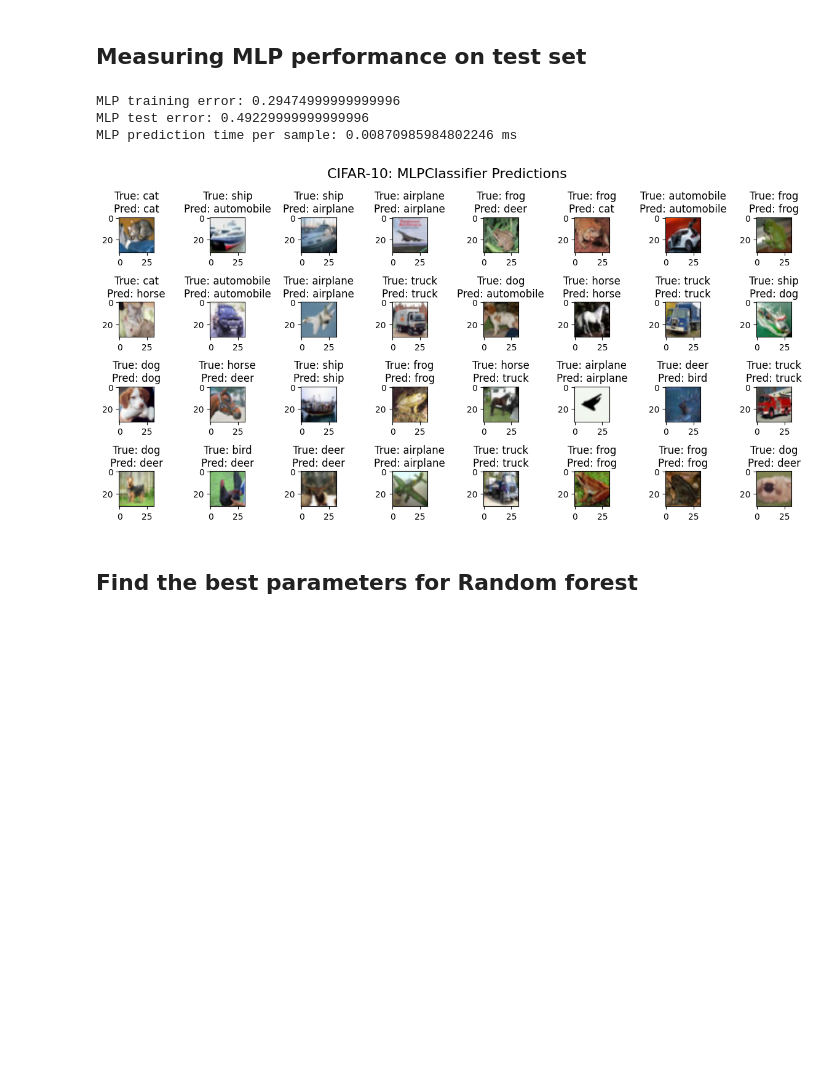
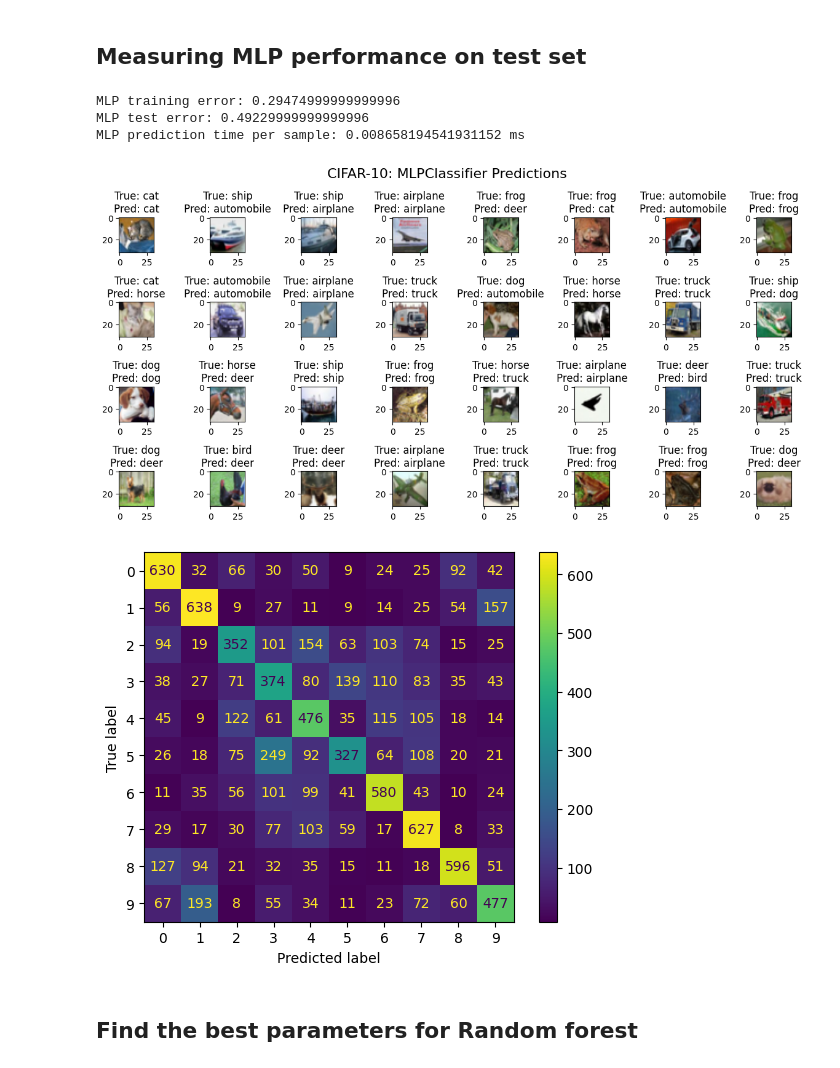
Before and after one commit to mingyushi359/CS178-CIFAR-10-Classification, a Jupyter notebook: 178_project.ipynb, the cells around one changed output. Saved outputs shown, nothing was run; the diff lists cells and outputs as text; code cells hidden in the pictures; blank space fills up the shorter version.

```diff
--- a/178_project.ipynb
+++ b/178_project.ipynb
@@ -386,25 +401,28 @@ plot_learning_curve(mlp_best)
 # %% [markdown]
 ## Measuring MLP performance on test set
 # %%
+mlp_best_parameter = {'activation': 'relu', 'alpha': 0.5, 'hidden_layer_sizes': (150, 50), 'learning_rate_init': 0.001, 'solver': 'adam'}
 mlp_best = MLPClassifier(random_state=seed, **mlp_best_parameter)
 mlp_best.fit(X_train, y_train)
 mlp_train_error = 1 - mlp_best.score(X_train, y_train)
 
 start_time = time.time()
 mlp_test_error = 1 - mlp_best.score(X_test, y_test)
 end_time = time.time()
 elapsed_time = end_time - start_time
 time_per_sample = elapsed_time / len(X_test)
 
 print(f"MLP training error: {mlp_train_error}")
 print(f"MLP test error: {mlp_test_error}")
 print(f"MLP prediction time per sample: {time_per_sample * 1000} ms")
 visualize_sample_prediction(mlp_best)
+compute_confusion_matrix(mlp_best)
 # %% [output]
 MLP training error: 0.29474999999999996
 MLP test error: 0.49229999999999996
-MLP prediction time per sample: 0.00870985984802246 ms
+MLP prediction time per sample: 0.008658194541931152 ms
 [figure]
+[figure, added]
 # %% [markdown]
 ## Find the best parameters for Random forest
 # %%
```
Also changed, not shown: parts of 10 cells of this notebook.
